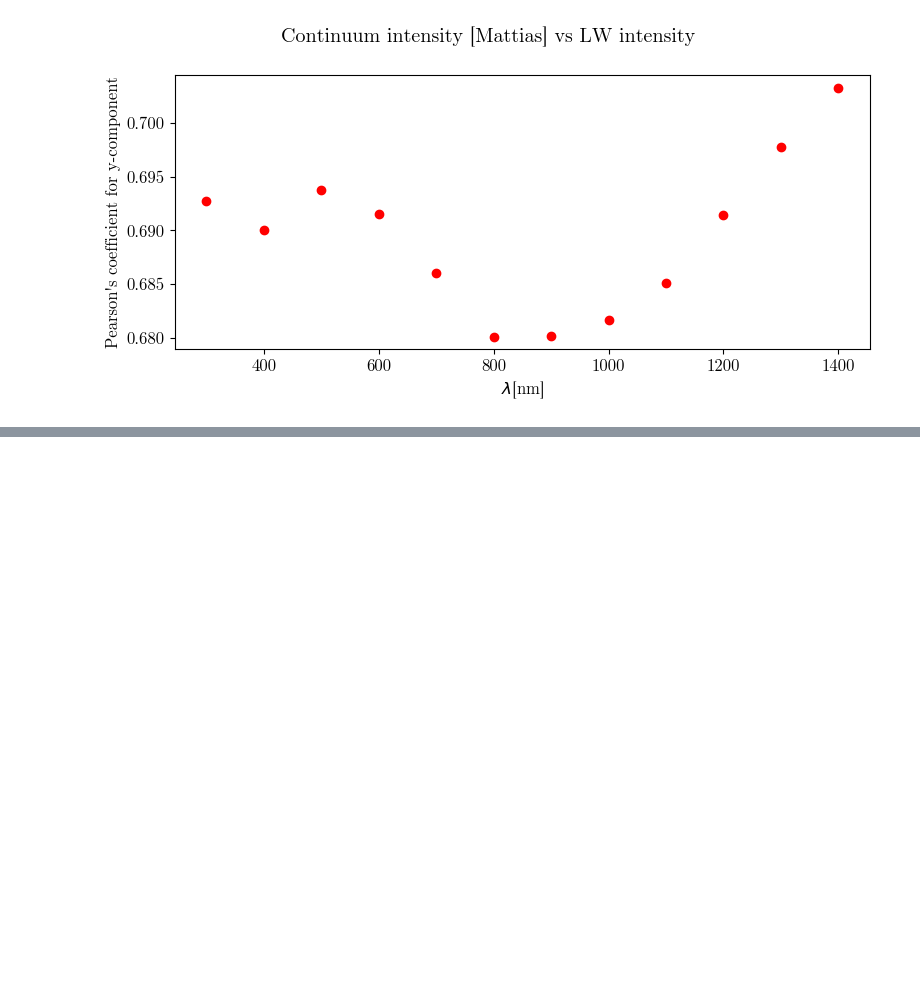
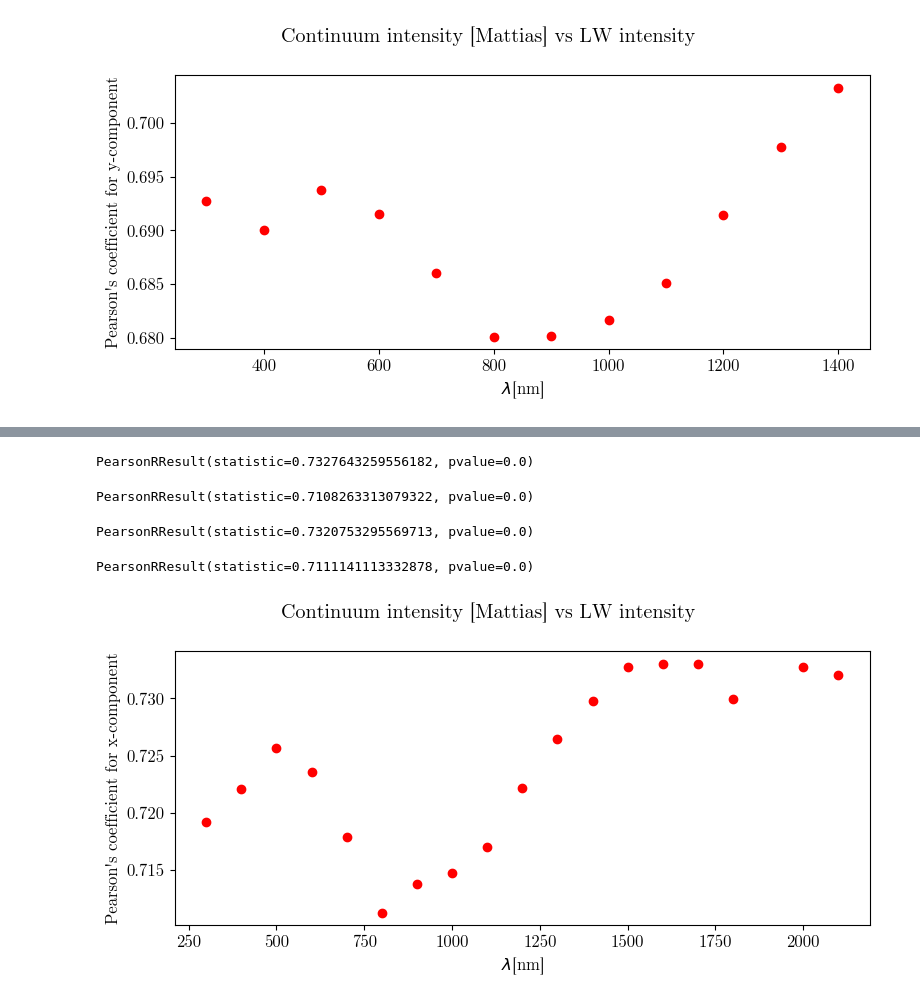
Before and after one commit to TheodoreKostic/Tracking_features, a Jupyter notebook: FirstPaper/Wvls.ipynb, the cells around one changed output, grey strips where cells are left out. Saved outputs shown, nothing was run; the diff lists cells and outputs as text; code cells hidden in the pictures; blank space fills up the shorter version.

```diff
--- a/FirstPaper/Wvls.ipynb
+++ b/FirstPaper/Wvls.ipynb
@@ -310,0 +381,43 @@ plt.savefig("Kontinuum_vs_cont_morey", bbox_inches = 'tight', dpi = 300)
+# %%
+image34 = cube0[:,:,0,19]
+image35 = cube1[:,:,0,19]
+vel_x2000nm, vel_y2000nm, vm2000nm = pyflct.flct(image34, image35, delta_t, pixelsize, sigma, quiet = True)
+# %%
+r_x2000 = pearsonr(vel_x2000nm.flatten(),Vx_filtered35.flatten())
+print(r_x2000)
+# %% [output]
+PearsonRResult(statistic=0.7327643259556182, pvalue=0.0)
+# %%
+r_y2000 = pearsonr(vel_y2000nm.flatten(),Vy_filtered35.flatten())
+print(r_y2000)
+# %% [output]
+PearsonRResult(statistic=0.7108263313079322, pvalue=0.0)
+# %%
+image36 = cube0[:,:,0,20]
+image37 = cube1[:,:,0,20]
+vel_x2100nm, vel_y2100nm, vm2100nm = pyflct.flct(image36, image37, delta_t, pixelsize, sigma, quiet = True)
+# %%
+r_x2100 = pearsonr(vel_x2100nm.flatten(),Vx_filtered35.flatten())
+print(r_x2100)
+# %% [output]
+PearsonRResult(statistic=0.7320753295569713, pvalue=0.0)
+# %%
+r_y2100 = pearsonr(vel_y2100nm.flatten(),Vy_filtered35.flatten())
+print(r_y2100)
+# %% [output]
+PearsonRResult(statistic=0.7111141113332878, pvalue=0.0)
+# %%
+plt.figure(figsize = (8,4))
+niz = [r_x300[0], r_x400[0], r_x500[0], r_x600[0], r_x700[0], r_x800[0], r_x900[0], r_x1000[0], r_x1100[0], r_x1200[0], r_x1300[0], r_x1400[0], r_x1500[0], r_x1600[0], r_x1700[0], r_x1800[0], r_x2000[0], r_x2100[0]]
+niz2 = [300, 400, 500, 600, 700, 800, 900, 1000, 1100, 1200, 1300, 1400, 1500, 1600, 1700, 1800, 2000, 2100]
+plt.suptitle("Continuum intensity [Mattias] vs LW intensity")
+plt.scatter(niz2, niz, color = "red")
+plt.ylabel("Pearson's coefficient for x-component")
+plt.xlabel("$\lambda$[nm]")
+#m1, b1, *_ = linregress(Vx_FLCT_1200.flatten(), Vx_FLCT_T.flatten())
+#plt.axline(xy1=(0, b1), slope=m1, label=f'$y = {m1:.3f}x {b1:+.3f}$')
+#plt.legend()
+plt.tight_layout()
+plt.savefig("Kontinuum_vs_cont_more", bbox_inches = 'tight', dpi = 300)
+# %% [output]
+[figure, added]
```
Also changed, not shown: parts of 17 cells of this notebook.
